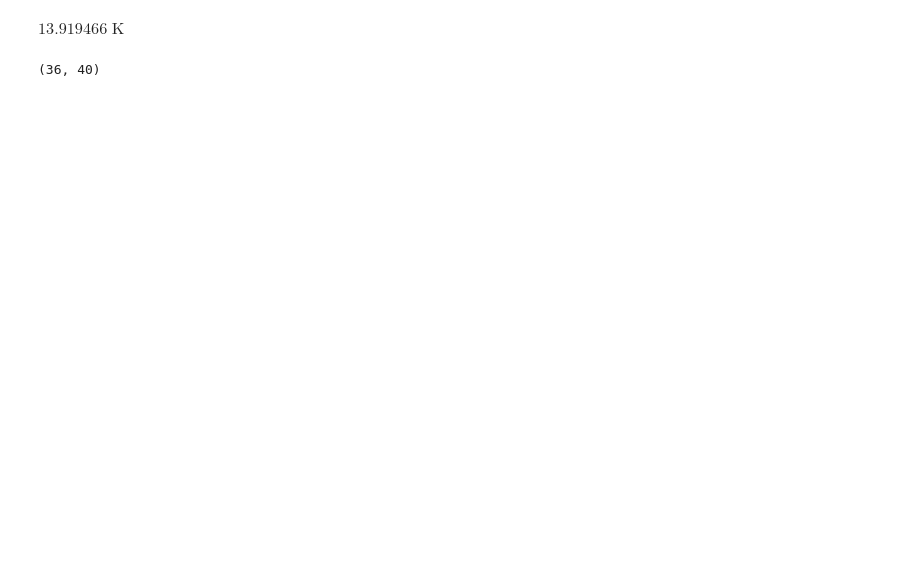
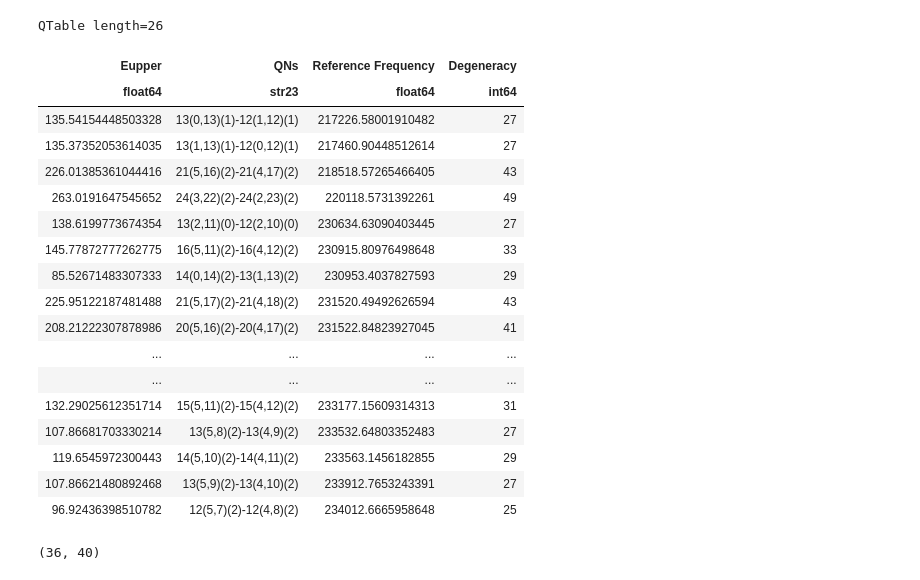
Before and after one commit to djeff1887/SgrB2DS_COMWorkspace, a Jupyter notebook: scripts/rotationaltemperatures.ipynb, the cells around one changed output. Saved outputs shown, nothing was run; the diff lists cells and outputs as text; code cells hidden in the pictures; blank space fills up the shorter version.

```diff
--- a/scripts/rotationaltemperatures.ipynb
+++ b/scripts/rotationaltemperatures.ipynb
@@ -25,7 +47,25 @@ ipdb>  plt.show()
 # %%
-continuuminpix
+eukqns
 # %% [output]
-$13.919466 \; \mathrm{K}$
+QTable length=26
+| Eupper | QNs | Reference Frequency | Degeneracy |
+| float64 | str23 | float64 | int64 |
+| 135.54154448503328 | 13(0,13)(1)-12(1,12)(1) | 217226.58001910482 | 27 |
+| 135.37352053614035 | 13(1,13)(1)-12(0,12)(1) | 217460.90448512614 | 27 |
+| 226.01385361044416 | 21(5,16)(2)-21(4,17)(2) | 218518.57265466405 | 43 |
+| 263.0191647545652 | 24(3,22)(2)-24(2,23)(2) | 220118.5731392261 | 49 |
+| 138.6199773674354 | 13(2,11)(0)-12(2,10)(0) | 230634.63090403445 | 27 |
+| 145.77872777262775 | 16(5,11)(2)-16(4,12)(2) | 230915.80976498648 | 33 |
+| 85.52671483307333 | 14(0,14)(2)-13(1,13)(2) | 230953.4037827593 | 29 |
+| 225.95122187481488 | 21(5,17)(2)-21(4,18)(2) | 231520.49492626594 | 43 |
+| 208.21222307878986 | 20(5,16)(2)-20(4,17)(2) | 231522.84823927045 | 41 |
+| ... | ... | ... | ... |
+| ... | ... | ... | ... |
+| 132.29025612351714 | 15(5,11)(2)-15(4,12)(2) | 233177.15609314313 | 31 |
+| 107.86681703330214 | 13(5,8)(2)-13(4,9)(2) | 233532.64803352483 | 27 |
+| 119.6545972300443 | 14(5,10)(2)-14(4,11)(2) | 233563.1456182855 | 29 |
+| 107.86621480892468 | 13(5,9)(2)-13(4,10)(2) | 233912.7653243391 | 27 |
+| 96.92436398510782 | 12(5,7)(2)-12(4,8)(2) | 234012.6665958648 | 25 |
 # %%
 pixcoords
 # %% [output]
```
Also changed, not shown: parts of 5 cells of this notebook, 1 other file.
